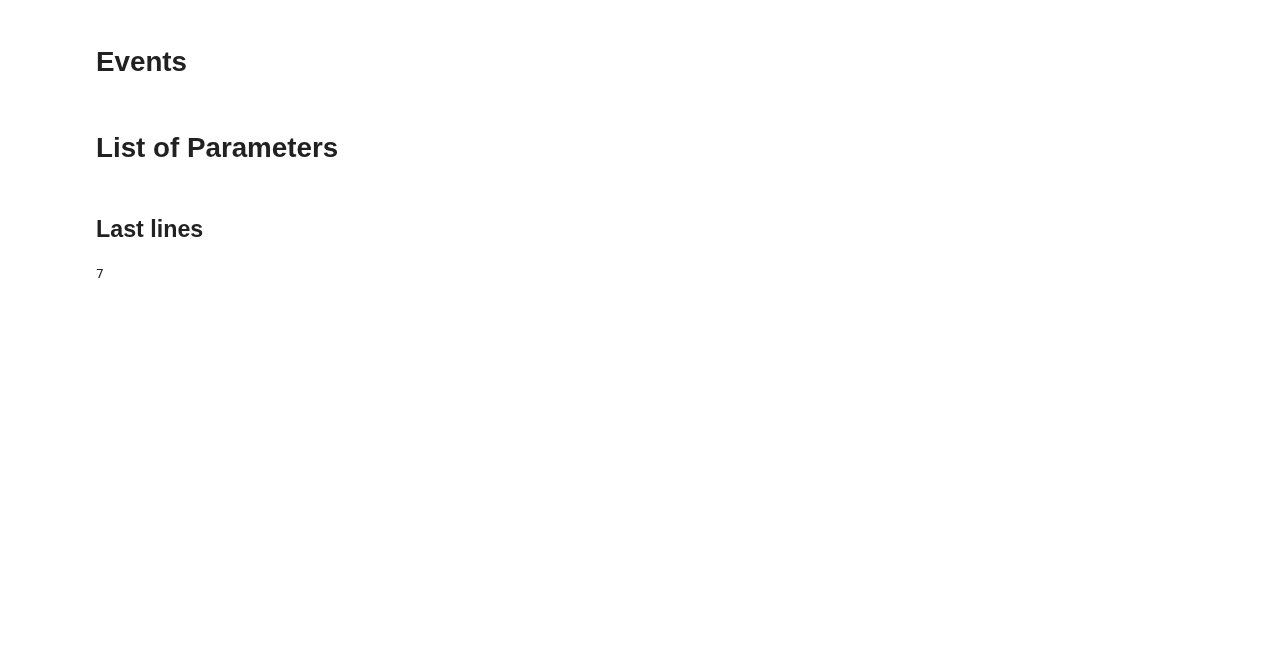
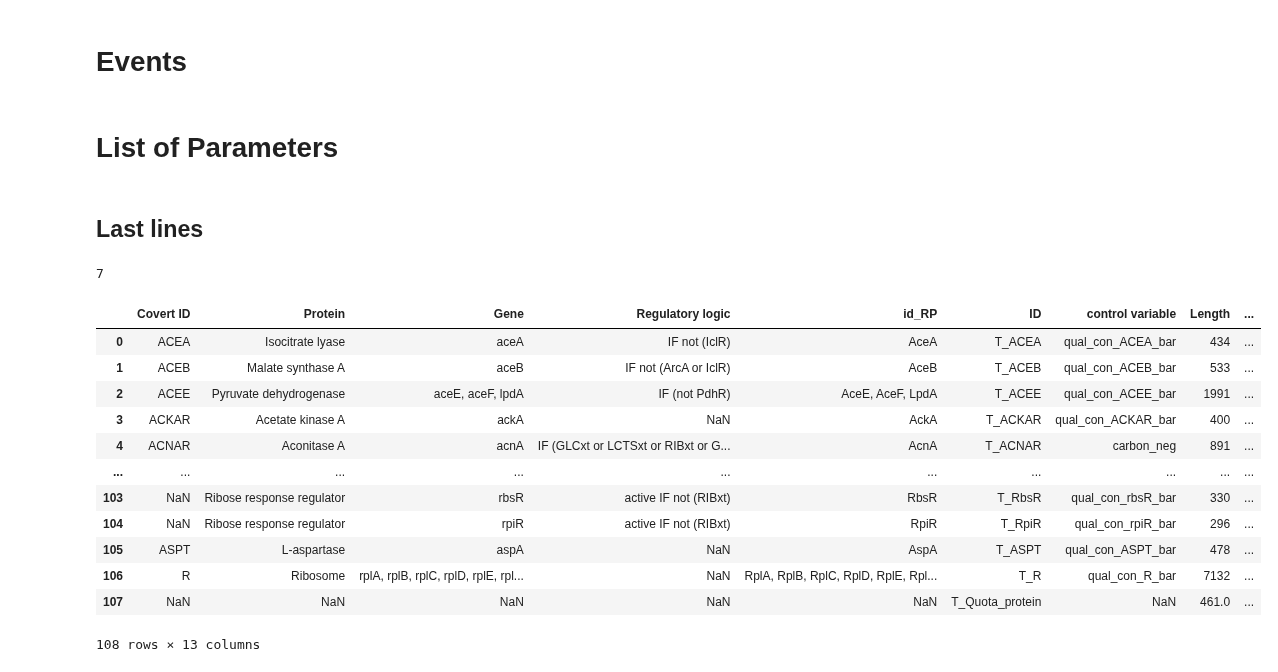
Before and after one commit to HannesBaukmann/pyrrrateFBA, a Jupyter notebook: pyrrrateFBA/examples/Covert2002/modeling.ipynb, the cells around one changed output. Cells and saved outputs as stored; diff of their text form; code cells hidden in the pictures; blank space fills up the shorter version.

```diff
--- a/pyrrrateFBA/examples/Covert2002/modeling.ipynb
+++ b/pyrrrateFBA/examples/Covert2002/modeling.ipynb
@@ -311,3 +486,6 @@ adjust_factor = 0.167 / proteins['Weighted_Abundance'].sum()
+# %%
+# compute factor, such that the weighted sum of all explicitly modeled proteins will be equal to the computed fraction of biomass
+adjust_factor = frac_explicit_total / proteins['Weighted_Abundance'].sum()
 # %%
 proteins['Abundance_adjusted'] = proteins['Abundance'] * adjust_factor
 # %%
@@ -319,4 +497,7 @@ proteins['Weighted_Abundance_adjusted'].sum()
 # %%
+# FIXED: Weighted_Abundance_adjusted was assigned as initial value.
+#        It should be 'Abundance_adjusted', as stated
+
 # Abundance adjusted = initial amount
 for index, value in enzymes['Gene'].items():
-    enzymes["initialAmount"][index] = proteins.loc[proteins['Gene'] == value, 'Weighted_Abundance_adjusted'].values[0]
+    enzymes["initialAmount"][index] = proteins.loc[proteins['Gene'] == value, 'Abundance_adjusted'].values[0]
@@ -323,3 +509,6 @@ for index, value in enzymes['Gene'].items():
 # %%
+# FIXED: Weighted_Abundance_adjusted was assigned as initial value.
+#        It should be 'Abundance_adjusted', as stated
+
 for index, value in rp['Gene'].items():
-    rp["initialAmount"][index] = proteins.loc[proteins['Gene'] == value, 'Weighted_Abundance_adjusted'].values[0]
+    rp["initialAmount"][index] = proteins.loc[proteins['Gene'] == value, 'Abundance_adjusted'].values[0]
@@ -1052,3 +1300,19 @@ f.write("</sbml>")
 7
 # %%
 f.close()
+# %%
+translation
+# %% [output]
+|  | Covert ID | Protein | Gene | Regulatory logic | id_RP | ID | control variable | Length | ... |
+| 0 | ACEA | Isocitrate lyase | aceA | IF not (IclR) | AceA | T_ACEA | qual_con_ACEA_bar | 434 | ... |
+| 1 | ACEB | Malate synthase A | aceB | IF not (ArcA or IclR) | AceB | T_ACEB | qual_con_ACEB_bar | 533 | ... |
+| 2 | ACEE | Pyruvate dehydrogenase | aceE, aceF, lpdA | IF (not PdhR) | AceE, AceF, LpdA | T_ACEE | qual_con_ACEE_bar | 1991 | ... |
+| 3 | ACKAR | Acetate kinase A | ackA | NaN | AckA | T_ACKAR | qual_con_ACKAR_bar | 400 | ... |
+| 4 | ACNAR | Aconitase A | acnA | IF (GLCxt or LCTSxt or RIBxt or G... | AcnA | T_ACNAR | carbon_neg | 891 | ... |
+| ... | ... | ... | ... | ... | ... | ... | ... | ... | ... |
+| 103 | NaN | Ribose response regulator | rbsR | active IF not (RIBxt) | RbsR | T_RbsR | qual_con_rbsR_bar | 330 | ... |
+| 104 | NaN | Ribose response regulator | rpiR | active IF not (RIBxt) | RpiR | T_RpiR | qual_con_rpiR_bar | 296 | ... |
+| 105 | ASPT | L-aspartase | aspA | NaN | AspA | T_ASPT | qual_con_ASPT_bar | 478 | ... |
+| 106 | R | Ribosome | rplA, rplB, rplC, rplD, rplE, rpl... | NaN | RplA, RplB, RplC, RplD, RplE, Rpl... | T_R | qual_con_R_bar | 7132 | ... |
+| 107 | NaN | NaN | NaN | NaN | NaN | T_Quota_protein | NaN | 461.0 | ... |
+108 rows × 13 columns
```
Also changed, not shown: parts of 45 cells of this notebook, 8 other files.
